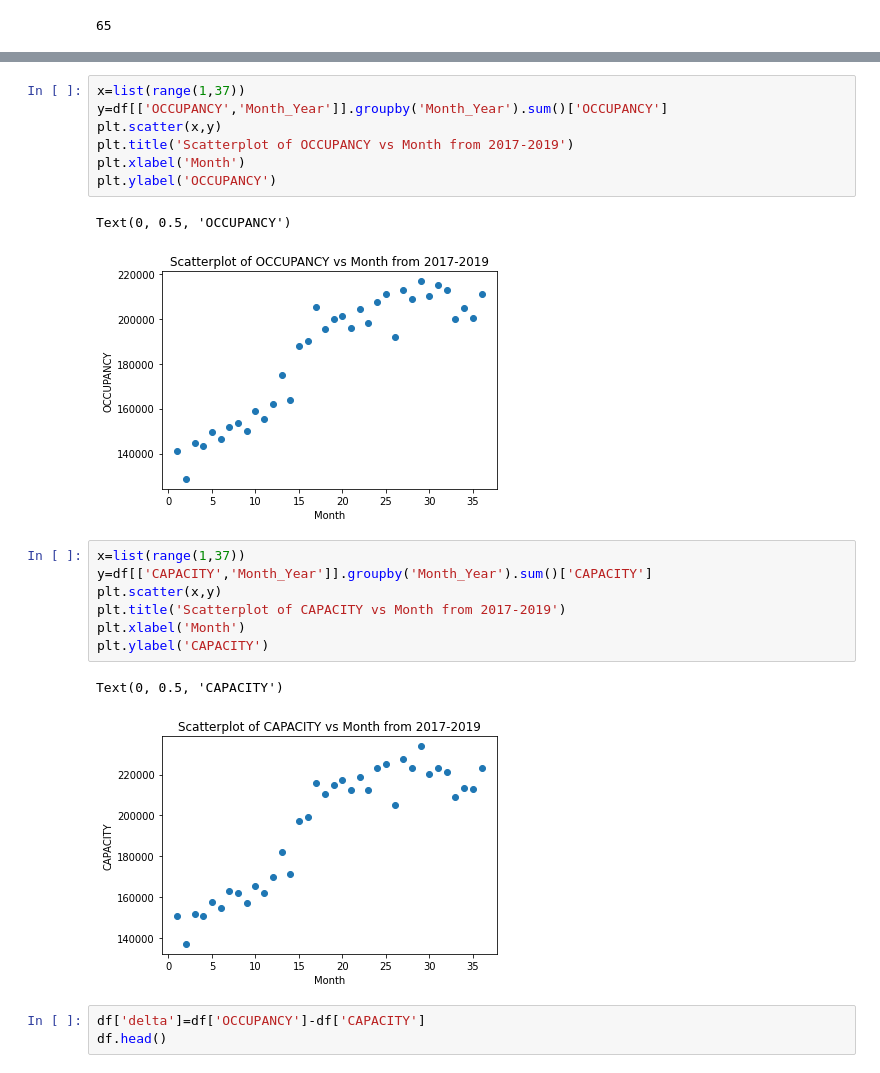
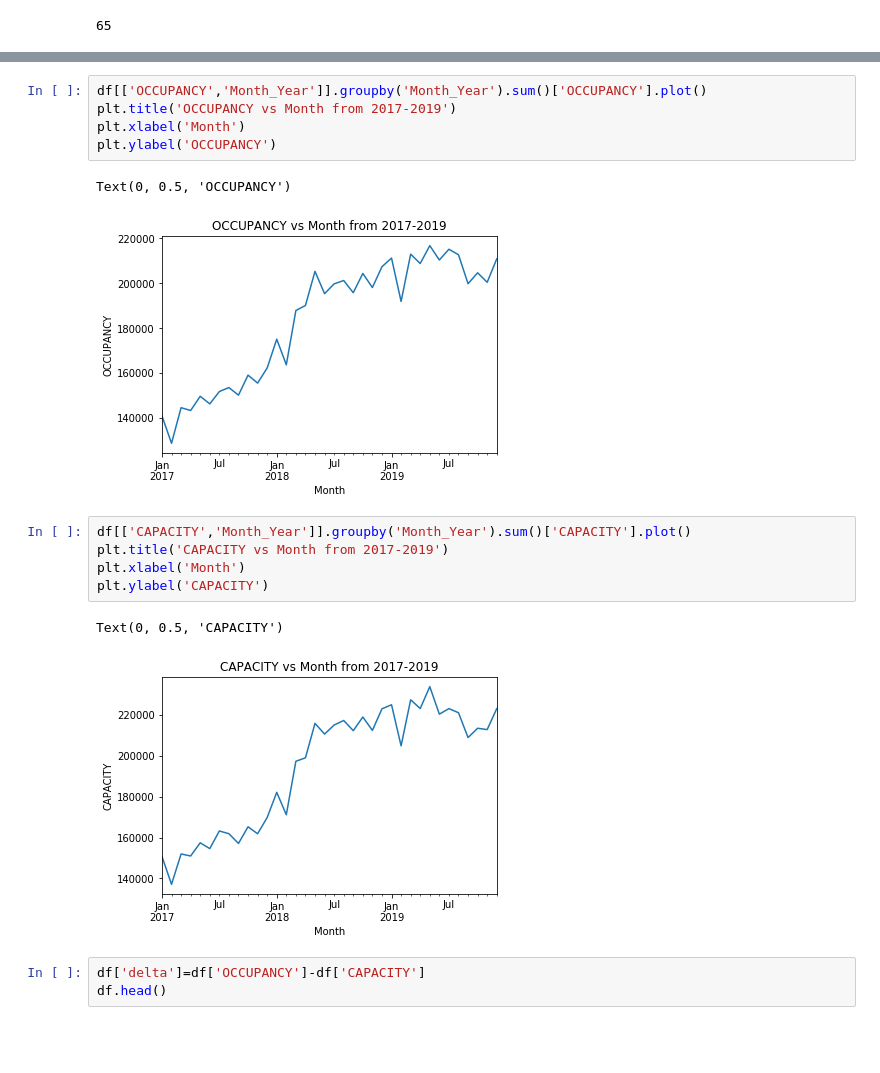
Before and after one commit to VernonNaidoo-Toronto/Understanding-Toronto-Shelters, a Jupyter notebook: MN_HomelessShelter.ipynb, the cells around one changed output, grey strips where cells are left out. Cells and saved outputs as stored; diff of their text form; blank space fills up the shorter version.

Commit message:
Update MN_HomelessShelter.ipynb
Edit plots

```diff
--- a/MN_HomelessShelter.ipynb
+++ b/MN_HomelessShelter.ipynb
@@ -74,25 +74,21 @@ df.head()
 | 3 | 4 | 2017-01-01T00:00:00 | Christie Refugee Welcome Centre, ... | Christie Refugee Welcome Centre | 43 Christie Street | Toronto | ... |
 | 4 | 5 | 2017-01-01T00:00:00 | City of Toronto | Birchmount Residence | 1673 Kingston Road | Toronto | ... |
 # %%
-x=list(range(1,37))
-y=df[['OCCUPANCY','Month_Year']].groupby('Month_Year').sum()['OCCUPANCY']
-plt.scatter(x,y)
-plt.title('Scatterplot of OCCUPANCY vs Month from 2017-2019')
+df[['OCCUPANCY','Month_Year']].groupby('Month_Year').sum()['OCCUPANCY'].plot()
+plt.title('OCCUPANCY vs Month from 2017-2019')
 plt.xlabel('Month')
 plt.ylabel('OCCUPANCY')
 # %% [output]
 Text(0, 0.5, 'OCCUPANCY')
-[figure, old version]
+[figure, new version]
 # %%
-x=list(range(1,37))
-y=df[['CAPACITY','Month_Year']].groupby('Month_Year').sum()['CAPACITY']
-plt.scatter(x,y)
-plt.title('Scatterplot of CAPACITY vs Month from 2017-2019')
+df[['CAPACITY','Month_Year']].groupby('Month_Year').sum()['CAPACITY'].plot()
+plt.title('CAPACITY vs Month from 2017-2019')
 plt.xlabel('Month')
 plt.ylabel('CAPACITY')
 # %% [output]
 Text(0, 0.5, 'CAPACITY')
-[figure, old version]
+[figure, new version]
 # %%
 df['delta']=df['OCCUPANCY']-df['CAPACITY']
 df.head()
```
Also changed, not shown: parts of 2 cells of this notebook.
